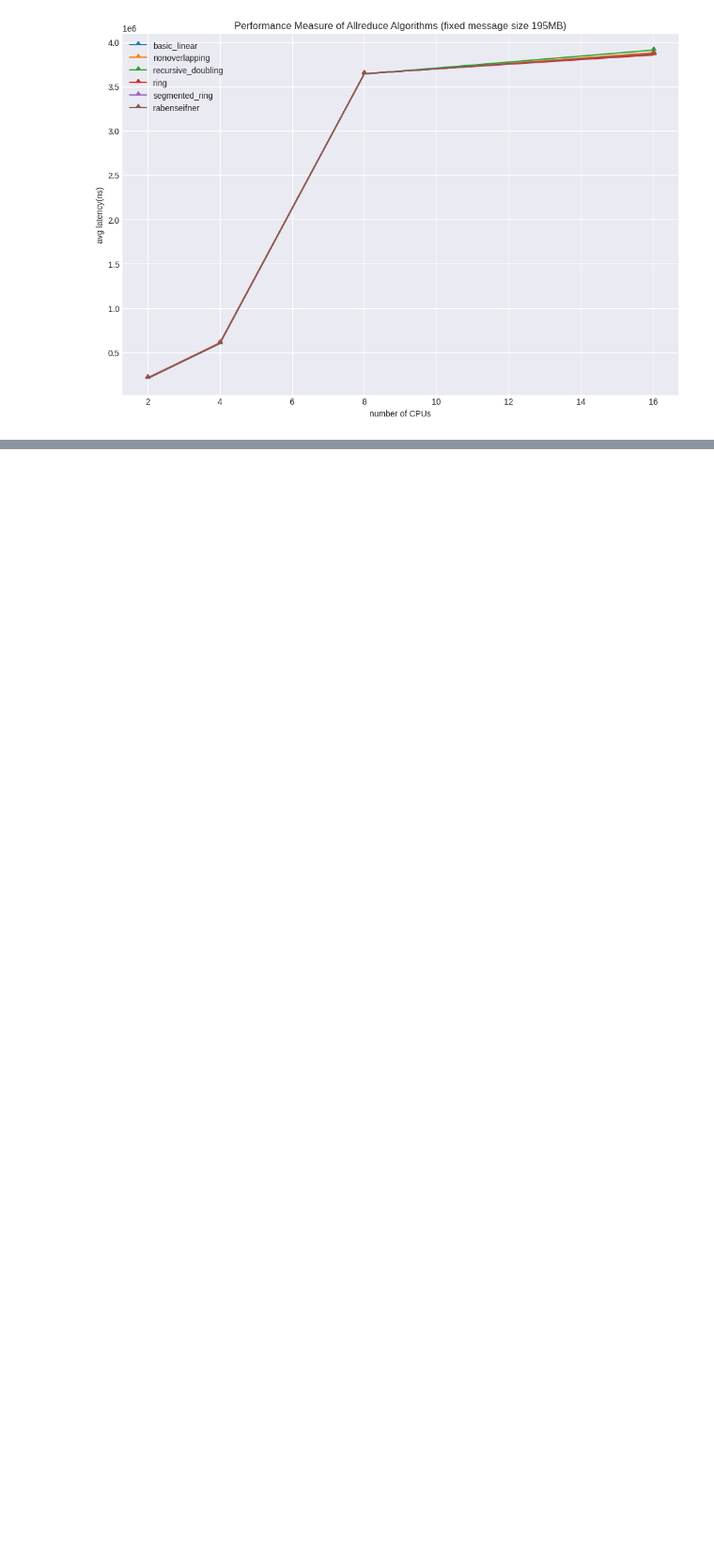
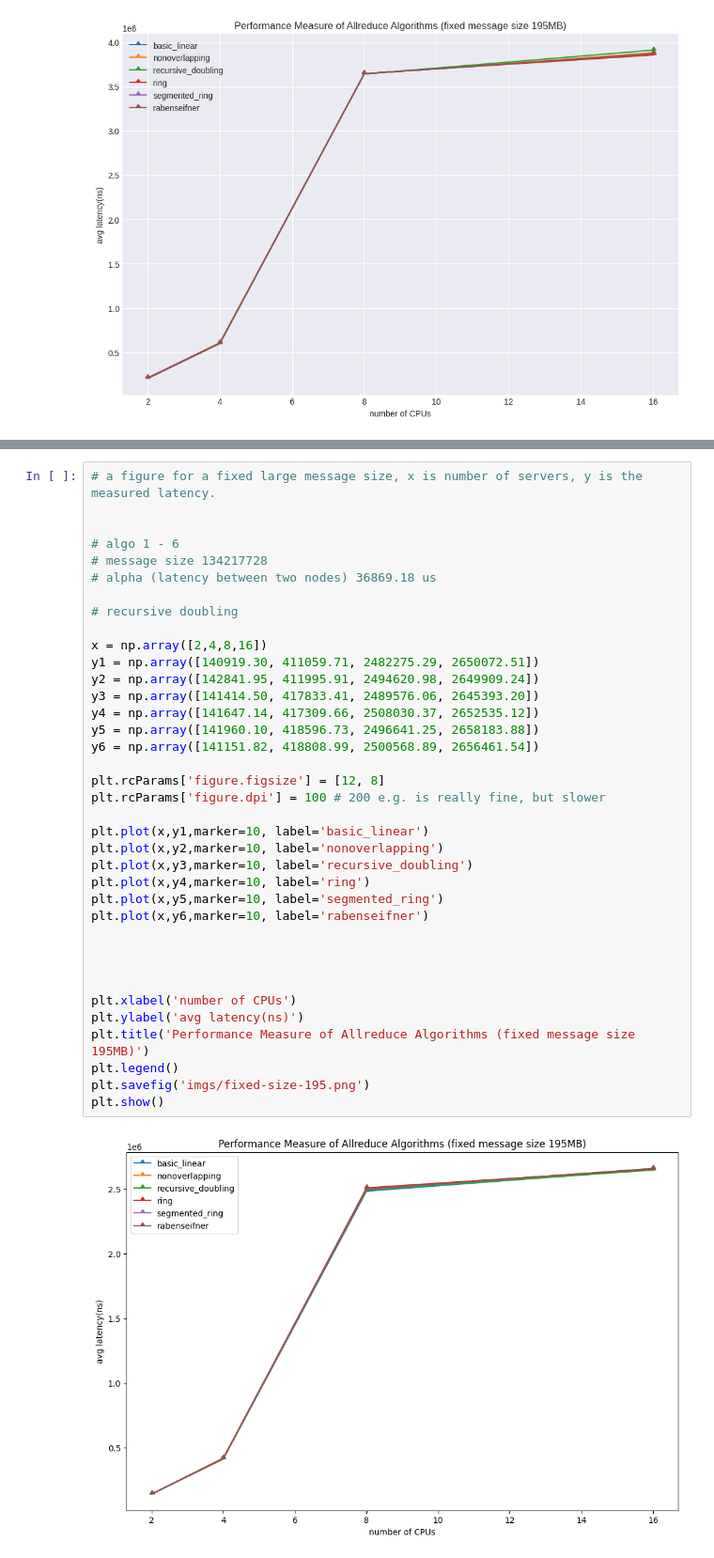
Before and after one commit to dexhunter/allreduce-experiments, a Jupyter notebook: visualize.ipynb, the cells around one changed output, grey strips where cells are left out. Shown at 94% size. Drawn from its saved outputs; the diff is of its cells as text; blank space fills up the shorter version.

```diff
--- a/visualize.ipynb
+++ b/visualize.ipynb
@@ -1074,0 +1116,39 @@ plt.show()
+# %%
+# a figure for a fixed large message size, x is number of servers, y is the measured latency.
+
+
+# algo 1 - 6
+# message size 134217728
+# alpha (latency between two nodes) 36869.18 us
+
+# recursive doubling
+
+x = np.array([2,4,8,16])
+y1 = np.array([140919.30, 411059.71, 2482275.29, 2650072.51])
+y2 = np.array([142841.95, 411995.91, 2494620.98, 2649909.24])
+y3 = np.array([141414.50, 417833.41, 2489576.06, 2645393.20])
+y4 = np.array([141647.14, 417309.66, 2508030.37, 2652535.12])
+y5 = np.array([141960.10, 418596.73, 2496641.25, 2658183.88])
+y6 = np.array([141151.82, 418808.99, 2500568.89, 2656461.54])
+
+plt.rcParams['figure.figsize'] = [12, 8]
+plt.rcParams['figure.dpi'] = 100 # 200 e.g. is really fine, but slower
+
+plt.plot(x,y1,marker=10, label='basic_linear')
+plt.plot(x,y2,marker=10, label='nonoverlapping')
+plt.plot(x,y3,marker=10, label='recursive_doubling')
+plt.plot(x,y4,marker=10, label='ring')
+plt.plot(x,y5,marker=10, label='segmented_ring')
+plt.plot(x,y6,marker=10, label='rabenseifner')
+
+
+
+
+plt.xlabel('number of CPUs')
+plt.ylabel('avg latency(ns)')
+plt.title('Performance Measure of Allreduce Algorithms (fixed message size 195MB)')
+plt.legend()
+plt.savefig('imgs/fixed-size-195.png')
+plt.show()
+# %% [output]
+[figure, added]
```
Also changed, not shown: parts of 5 cells of this notebook, 4 other files.
